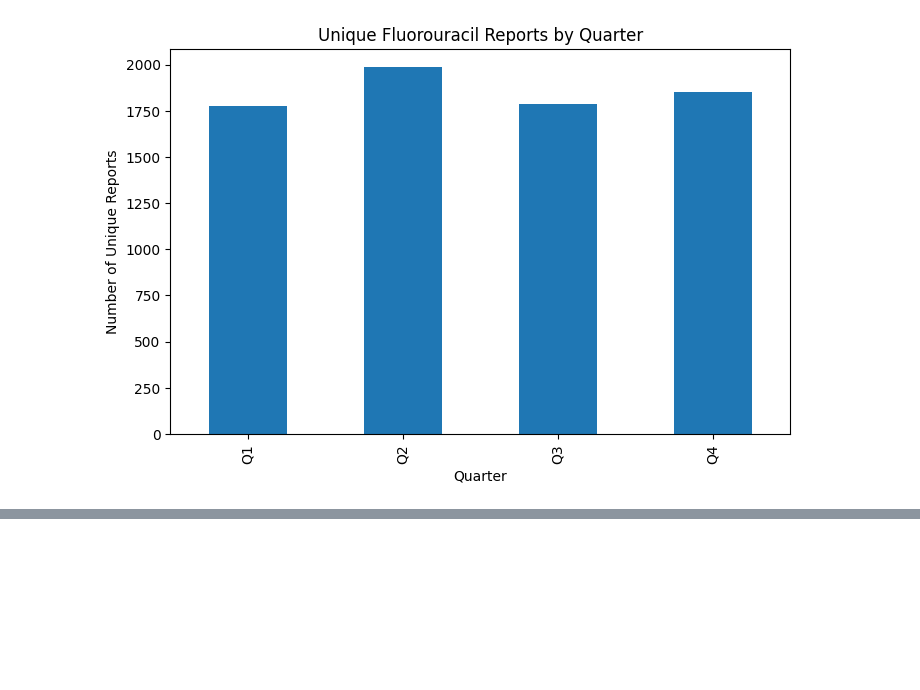
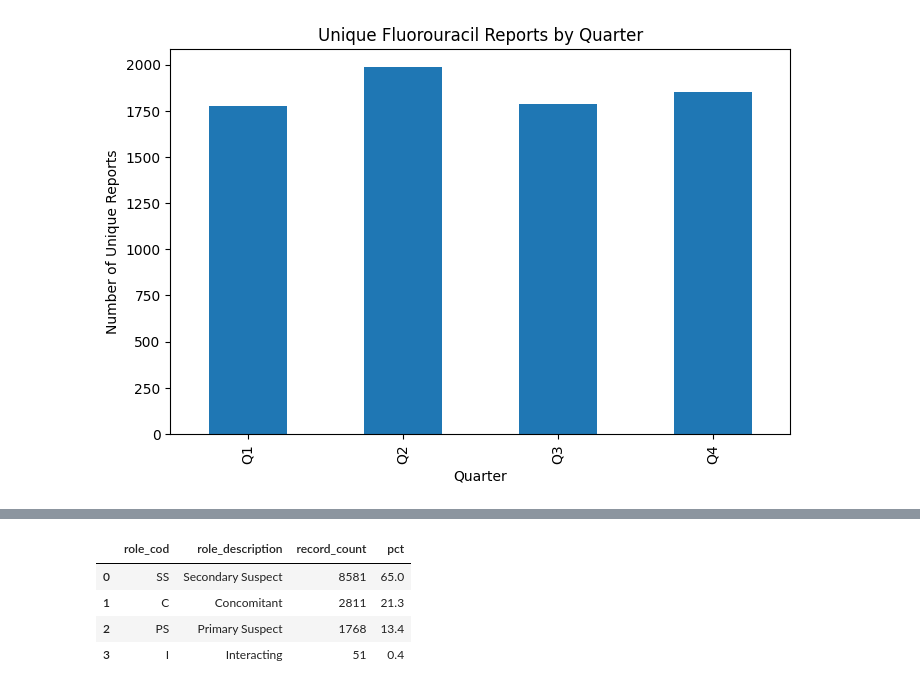
Before and after one commit to PugstaLaney/faers-sql-drug-safety-analysis, a Jupyter notebook: notebooks/module_1_fluorouracil/01_5fu_explore.ipynb, the cells around one changed output, grey strips where cells are left out. Drawn from its saved outputs; the diff is of its cells as text; code cells hidden in the pictures; blank space fills up the shorter version.

```diff
--- a/notebooks/module_1_fluorouracil/5_FU_explore.ipynb
+++ b/notebooks/module_1_fluorouracil/01_5fu_explore.ipynb
@@ -13,6 +21,6 @@ import sqlite3
 import pandas as pd
 
 project_root = Path.cwd().parents[0]
-db_path = project_root / "database" / "faers.db"
+db_path = r"C:\Users\palla\OneDrive\Documents\Coding Projects\FDA_FAERS\database\faers.db"
 
 conn = sqlite3.connect(db_path)
@@ -392,0 +309,20 @@ plt.show()
+# %%
+role_labels = {'PS': 'Primary Suspect', 'SS': 'Secondary Suspect', 'C': 'Concomitant', 'I': 'Interacting'}
+
+role_counts = (
+    FU_df_filtered
+    .groupby('role_cod')
+    .size()
+    .reset_index(name='record_count')
+    .assign(pct=lambda x: (x['record_count'] / x['record_count'].sum() * 100).round(1))
+    .sort_values('record_count', ascending=False)
+    .reset_index(drop=True)
+)
+role_counts['role_description'] = role_counts['role_cod'].map(role_labels)
+role_counts[['role_cod', 'role_description', 'record_count', 'pct']]
+# %% [output]
+|  | role_cod | role_description | record_count | pct |
+| 0 | SS | Secondary Suspect | 8581 | 65.0 |
+| 1 | C | Concomitant | 2811 | 21.3 |
+| 2 | PS | Primary Suspect | 1768 | 13.4 |
+| 3 | I | Interacting | 51 | 0.4 |
```
Also changed, not shown: parts of 13 cells of this notebook, 1 other file.
